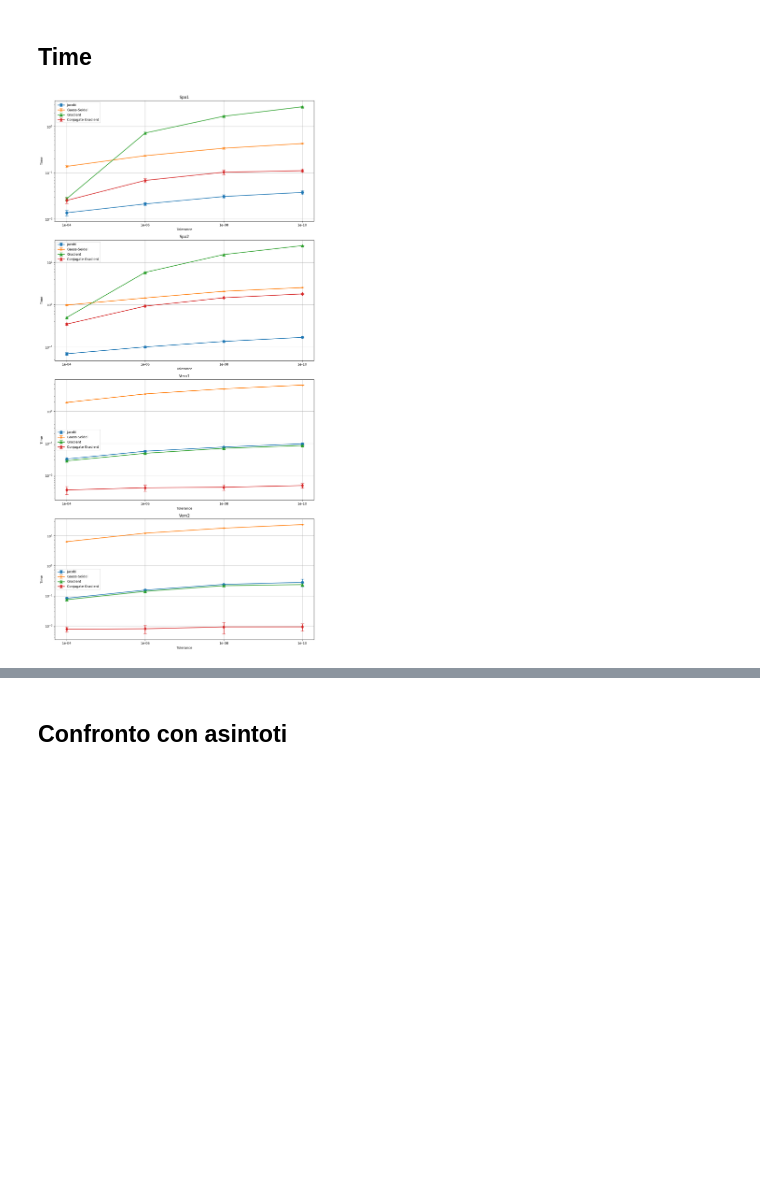
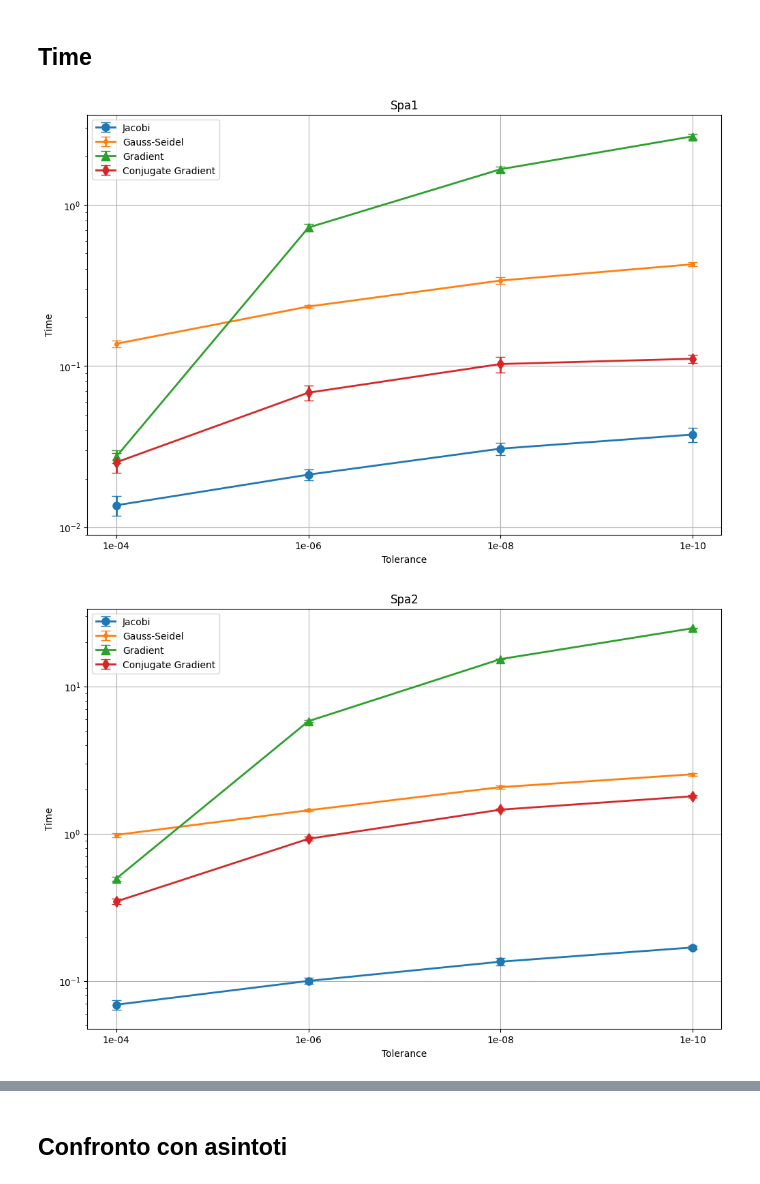
Before and after one commit to simone-vendramini/metodi_calcolo_scientifico, a Jupyter notebook: compare_results_1bis.ipynb, the cells around one changed output, grey strips where cells are left out. Cells and saved outputs as stored; diff of their text form; code cells hidden in the pictures; blank space fills up the shorter version.

```diff
--- a/compare_results_1bis.ipynb
+++ b/compare_results_1bis.ipynb
@@ -81,10 +81,11 @@ data = [
     (vem2_jacobi_y, vem2_gauss_seidel_y, vem2_gradient_y, vem2_conjugate_gradient_y, 'Vem2')
 ]
 
-# Creazione del multiplot
-fig, axs = plt.subplots(4, 1, figsize=(12, 24))  # Aumento delle dimensioni delle figure
 
-for ax, (jacobi_y, gauss_seidel_y, gradient_y, conjugate_gradient_y, title) in zip(axs.flatten(), data):
+for jacobi_y, gauss_seidel_y, gradient_y, conjugate_gradient_y, title in data:
+
+    fig, ax = plt.subplots(figsize=(12, 8))
+
     ax.plot(jacobi_y, marker='o', label='Jacobi')
     ax.plot(gauss_seidel_y, marker='.', label='Gauss-Seidel')
     ax.plot(gradient_y, marker='^', label='Gradient')
@@ -97,7 +98,4 @@ for ax, (jacobi_y, gauss_seidel_y, gradient_y, conjugate_gradient_y, title) in z
     ax.set_yscale('log')
     ax.grid()
     ax.legend()
-
-plt.tight_layout()
-plt.show()
 # %% [output]
@@ -259,32 +260,32 @@ vem2_conjugate_gradient_y_std = [all_data['vem2_tol_1e-04']['conjugate_gradient_
 # %%
 # Definizione dei dati per i plot
 data = [
     (spa1_jacobi_y, spa1_gauss_seidel_y, spa1_gradient_y, spa1_conjugate_gradient_y, spa1_jacobi_y_std, spa1_gauss_seidel_y_std, spa1_gradient_y_std, spa1_conjugate_gradient_y_std, 'Spa1'),
     (spa2_jacobi_y, spa2_gauss_seidel_y, spa2_gradient_y, spa2_conjugate_gradient_y, spa2_jacobi_y_std, spa2_gauss_seidel_y_std, spa2_gradient_y_std, spa2_conjugate_gradient_y_std, 'Spa2'),
     (vem1_jacobi_y, vem1_gauss_seidel_y, vem1_gradient_y, vem1_conjugate_gradient_y, vem1_jacobi_y_std, vem1_gauss_seidel_y_std, vem1_gradient_y_std, vem1_conjugate_gradient_y_std, 'Vem1'),
     (vem2_jacobi_y, vem2_gauss_seidel_y, vem2_gradient_y, vem2_conjugate_gradient_y, vem2_jacobi_y_std, vem2_gauss_seidel_y_std, vem2_gradient_y_std, vem2_conjugate_gradient_y_std, 'Vem2')
 ]
 
 # Creazione del multiplot
-fig, axs = plt.subplots(4, 1, figsize=(12, 24))  # Aumento delle dimensioni delle figure
 
-for ax, (jacobi_y, gauss_seidel_y, gradient_y, conjugate_gradient_y, jacobi_std, gauss_std, gradient_std, gradient_des_std, title) in zip(axs.flatten(), data):
+
+for jacobi_y, gauss_seidel_y, gradient_y, conjugate_gradient_y, jacobi_std, gauss_std, gradient_std, gradient_des_std, title in data:
+
+    fig, ax = plt.subplots(figsize=(12, 8))
 
     ax.errorbar(np.arange(4), jacobi_y, yerr=jacobi_std, label='Jacobi', capsize=5, markersize=8, linewidth=2, marker='o')
     ax.errorbar(np.arange(4), gauss_seidel_y, yerr=gauss_std, label='Gauss-Seidel', capsize=5, markersize=8, linewidth=2, marker='.')
     ax.errorbar(np.arange(4), gradient_y, yerr=gradient_std, label='Gradient', capsize=5, markersize=8, linewidth=2, marker='^')
     ax.errorbar(np.arange(4), conjugate_gradient_y, yerr=gradient_des_std, label='Conjugate Gradient', capsize=5, markersize=8, linewidth=2, marker='d')
 
     ax.set_xticks(np.arange(4))
     ax.set_xticklabels(tols)
     ax.set_xlabel('Tolerance')
     ax.set_ylabel('Time')
     ax.set_title(title)
     ax.set_yscale('log')
     ax.grid()
     ax.legend()
-
-plt.tight_layout()
-plt.show()
 # %% [output]
-[figure, old version]
+[figure, new version]
+[figure, added]
```
Also changed, not shown: parts of 4 cells of this notebook.
